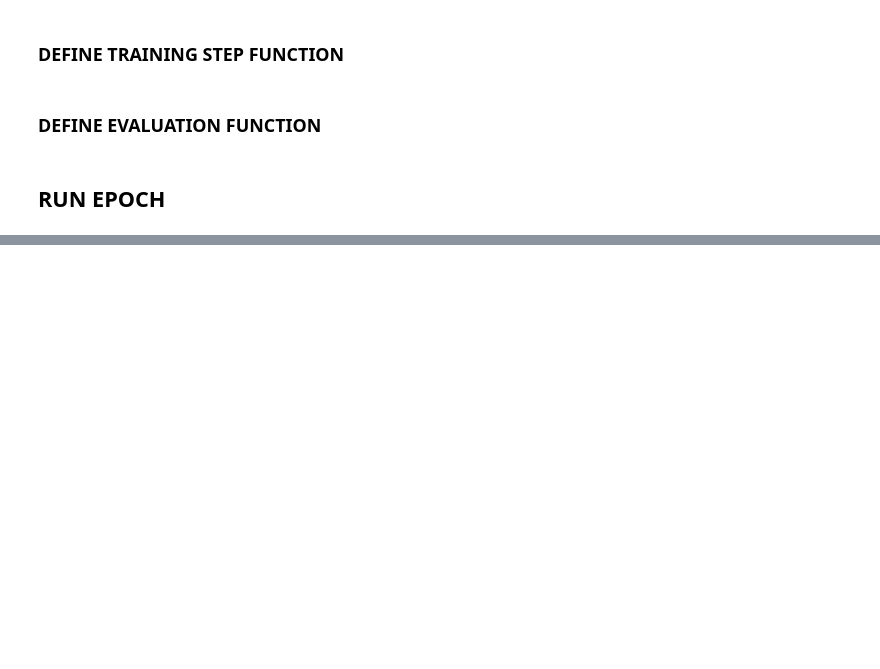
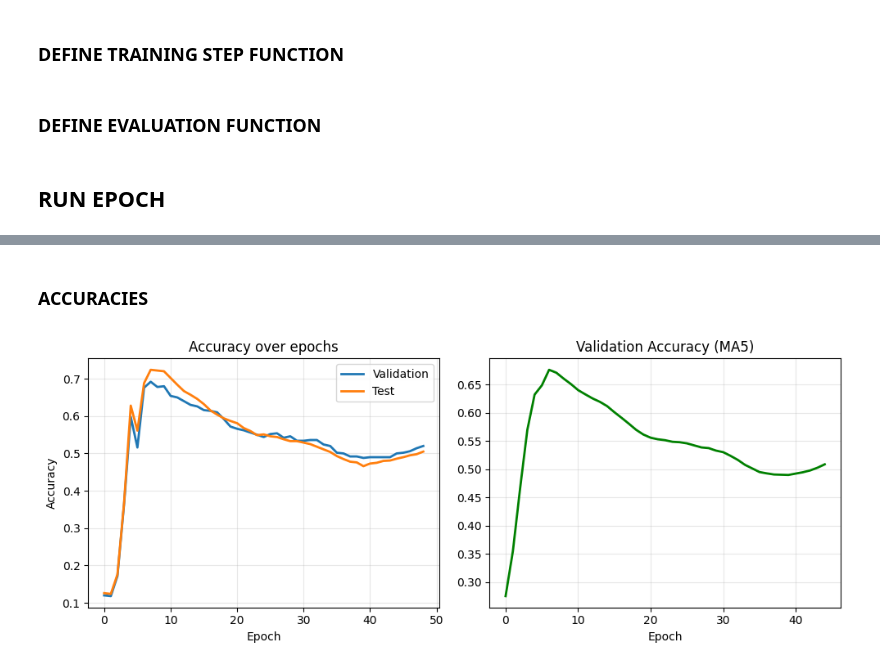
Before and after one commit to alivianay/graph-finals-gnn-messagepassing, a Jupyter notebook: main_notebook.ipynb, the cells around one changed output, grey strips where cells are left out. Cells and saved outputs as stored; diff of their text form; code cells hidden in the pictures; blank space fills up the shorter version.

```diff
--- a/main_notebook.ipynb
+++ b/main_notebook.ipynb
@@ -541,0 +561,26 @@ RuntimeError: Expected all tensors to be on the same device, but got mat1 is on
+# %% [markdown]
+### ACCURACIES
+# %%
+plt.figure(figsize=(10, 4))
+plt.subplot(1, 2, 1)
+plt.plot(val_accuracies, label='Validation', linewidth=2)
+plt.plot(test_accuracies, label='Test', linewidth=2)
+plt.title('Accuracy over epochs')
+plt.xlabel('Epoch')
+plt.ylabel('Accuracy')
+plt.legend()
+plt.grid(alpha=0.3)
+
+plt.subplot(1, 2, 2)
+# Moving average
+window = 5
+val_ma = np.convolve(val_accuracies, np.ones(window)/window, mode='valid')
+plt.plot(val_ma, linewidth=2, color='green')
+plt.title(f'Validation Accuracy (MA{window})')
+plt.xlabel('Epoch')
+plt.grid(alpha=0.3)
+
+plt.tight_layout()
+plt.show()
+# %% [output]
+[figure, added]
```
Also changed, not shown: parts of 13 cells of this notebook, 1 other file.
